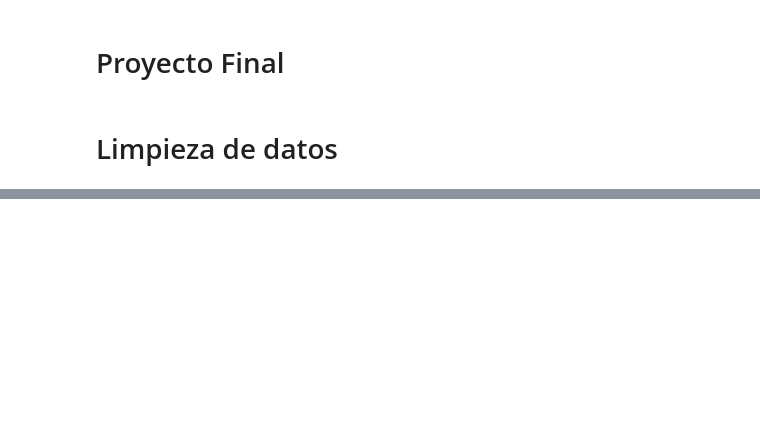
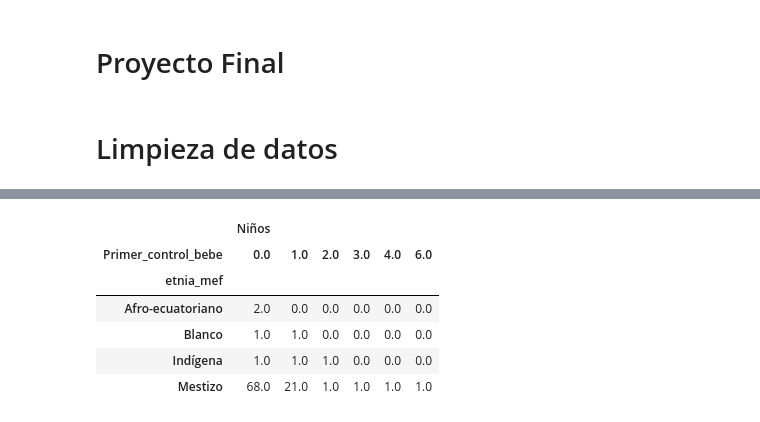
Before and after one commit to JhoanaAucancela/Analisis, a Jupyter notebook: Proyecto.ipynb, the cells around one changed output, grey strips where cells are left out. Drawn from its saved outputs; the diff is of its cells as text; code cells hidden in the pictures; blank space fills up the shorter version.

```diff
--- a/Proyecto.ipynb
+++ b/Proyecto.ipynb
@@ -200,0 +310,12 @@ df
+# %%
+df_primer_control= df_primer_control.rename({'edadmeses': 'Niños'}, axis=1)
+df_primer_control= df_primer_control.fillna(0)
+df_primer_control
+# %% [output]
+|  | Niños |  |  |  |  |  |
+| Primer_control_bebe | 0.0 | 1.0 | 2.0 | 3.0 | 4.0 | 6.0 |
+| etnia_mef |  |  |  |  |  |  |
+| Afro-ecuatoriano | 2.0 | 0.0 | 0.0 | 0.0 | 0.0 | 0.0 |
+| Blanco | 1.0 | 1.0 | 0.0 | 0.0 | 0.0 | 0.0 |
+| Indígena | 1.0 | 1.0 | 1.0 | 0.0 | 0.0 | 0.0 |
+| Mestizo | 68.0 | 21.0 | 1.0 | 1.0 | 1.0 | 1.0 |
```
Also changed, not shown: parts of 82 cells of this notebook, 2 other files.
